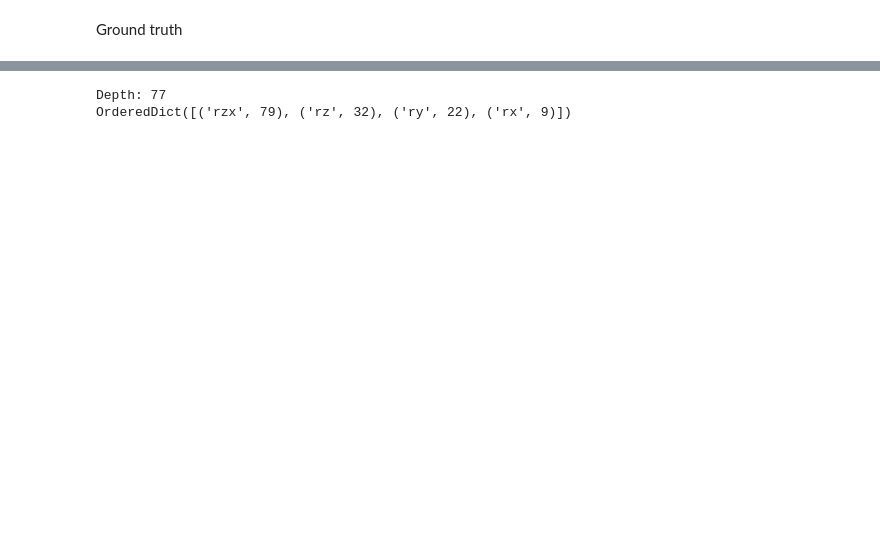
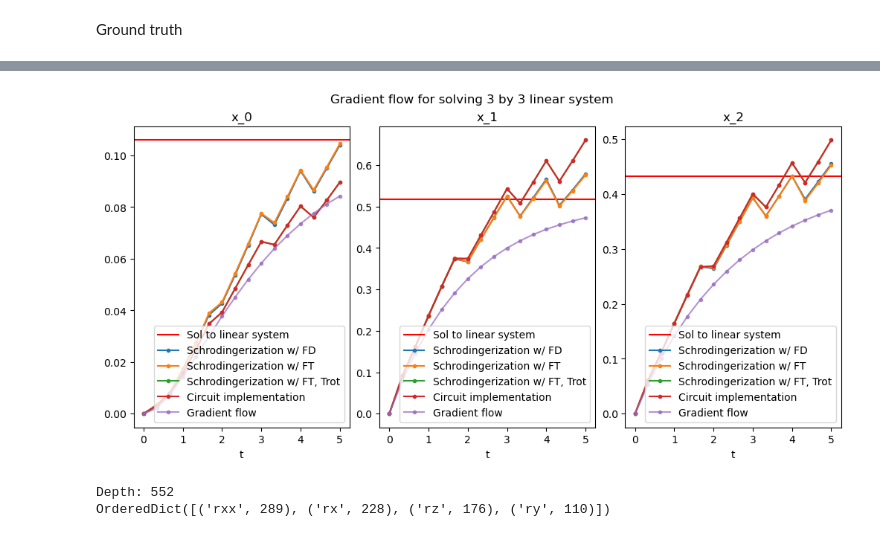
Before and after one commit to jli0108/quantum-diff-eq-ham-ebd, a Jupyter notebook: linear_system.ipynb, the cells around one changed output, grey strips where cells are left out. Drawn from its saved outputs; the diff is of its cells as text; code cells hidden in the pictures; blank space fills up the shorter version.

```diff
--- a/linear_system.ipynb
+++ b/linear_system.ipynb
@@ -195,7 +190,7 @@ def get_xi_pauli_op(n_p, L, R):
 
     for i in range(n_p - 1):
         op = n_p * ['I']
-        op[n-1-i] = 'Z'
+        op[n_p-1-i] = 'Z'
         xi_pauli_list.append((''.join(op), 2 ** i))
 
     op = n_p * ['I']
@@ -325,8 +322,0 @@ plt.show()
-# %%
-xi_vals = np.linspace(L, R, N_p)
-amplitude_vector = np.sqrt(2 / np.pi) / (xi_vals ** 2 + 1)
-amplitude_vector /= np.linalg.norm(amplitude_vector)
-
-q = QuantumRegister(n_p)
-state_prep_circuit = QuantumCircuit(q)
-state_prep_circuit.initialize(amplitude_vector, [q[j] for j in range(n_p)])
@@ -360,5 +465,33 @@ full_circuit.append(trot_circuit, qargs=range(n_p+n_x))
+# %%
+t_vals = np.linspace(0, T, N_t)
+
+fig, axs = plt.subplots(1, dimension, constrained_layout=True, facecolor="white", figsize=(10,5))
+
+aspect = 0.4
+
+for i in range(3):
+
+    axs[i].axhline(y=x_sol[i], color='red', label="Sol to linear system")
+
+    axs[i].plot(t_vals, u_recover[:,i].real, '-o', label="Schrodingerization w/ FD", markersize=3)
+
+    axs[i].plot(t_vals, u_recover_ft[:,i].real, '-o', label="Schrodingerization w/ FT", markersize=3)
+    axs[i].plot(t_vals, u_recover_trot[:,i].real, '-o', label="Schrodingerization w/ FT, Trot", markersize=3)
+    # axs[i].plot(t_vals, sol_augmented.y[i], '--o', label="scipy augmented ODE", linewidth=3, alpha=0.7)
+    axs[i].plot(t_vals, u_recover_circ[:,i].real, '-o', label="Circuit implementation", markersize=3)
+
+    axs[i].plot(t_vals, sol_gf.y[i], '-o', label="Gradient flow", alpha=0.7, markersize=3)
+    axs[i].legend()
+    axs[i].set_title(f"x_{i}")
+    axs[i].set_xlabel(f"t")
+    # axs[i].set_ylim([-2, 2])
+plt.suptitle(f"Gradient flow for solving {dimension} by {dimension} linear system")
+plt.show()
+# %% [output]
+[figure, added]
 # %%
-compiled_circuit = transpile(full_circuit, basis_gates=['rx', 'ry', 'rz', 'rzx'], optimization_level=3)
+circuit = get_full_circuit(n_x, n_p, t, H_1, H_2, r)
+compiled_circuit = transpile(circuit, basis_gates=['rx', 'ry', 'rz', 'rxx'], optimization_level=2)
 print("Depth:", compiled_circuit.depth())
 print(compiled_circuit.count_ops())
 
@@ -370,5 +503,5 @@ print(compiled_circuit.count_ops())
 # num_single_qubit_gates, num_two_qubit_gates = tket_circuit.n_1qb_gates(), tket_circuit.n_2qb_gates()
 # print(num_single_qubit_gates, num_two_qubit_gates)
 # %% [output]
-Depth: 77
-OrderedDict([('rzx', 79), ('rz', 32), ('ry', 22), ('rx', 9)])
+Depth: 552
+OrderedDict([('rxx', 289), ('rx', 228), ('rz', 176), ('ry', 110)])
```
Also changed, not shown: parts of 15 cells of this notebook, 1 other file.
